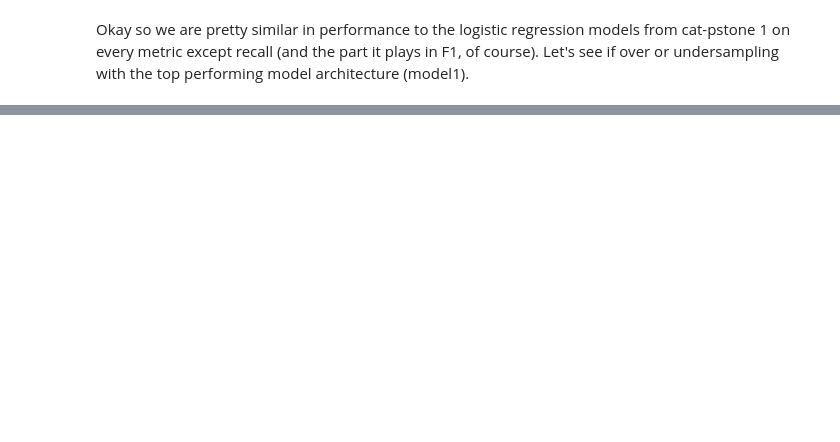
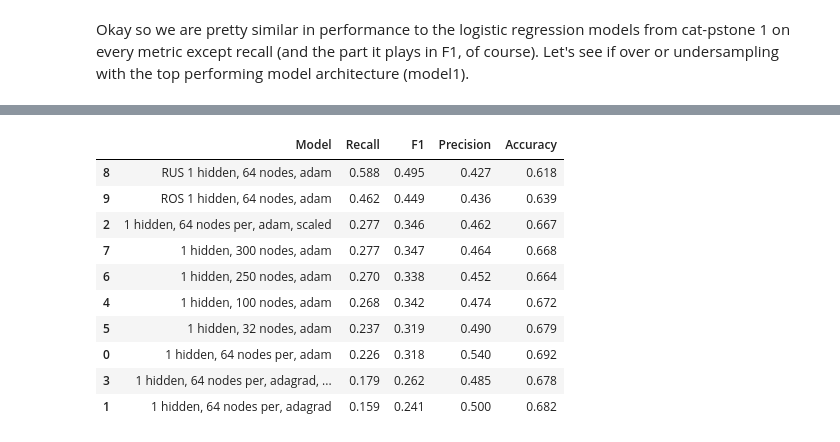
Before and after one commit to GwenToves/Cat-pstone-2, a Jupyter notebook: Notebooks/new_preprocessing_modeling.ipynb, the cells around one changed output, grey strips where cells are left out. Saved outputs shown, nothing was run; the diff lists cells and outputs as text; code cells hidden in the pictures; blank space fills up the shorter version.

```diff
--- a/Notebooks/new_preprocessing_modeling.ipynb
+++ b/Notebooks/new_preprocessing_modeling.ipynb
@@ -556,0 +628,14 @@ Okay so we are pretty similar in performance to the logistic regression models f
+# %%
+master_scores.sort_values('Recall', ascending=False)
+# %% [output]
+|  | Model | Recall | F1 | Precision | Accuracy |
+| 8 | RUS 1 hidden, 64 nodes, adam | 0.588 | 0.495 | 0.427 | 0.618 |
+| 9 | ROS 1 hidden, 64 nodes, adam | 0.462 | 0.449 | 0.436 | 0.639 |
+| 2 | 1 hidden, 64 nodes per, adam, scaled | 0.277 | 0.346 | 0.462 | 0.667 |
+| 7 | 1 hidden, 300 nodes, adam | 0.277 | 0.347 | 0.464 | 0.668 |
+| 6 | 1 hidden, 250 nodes, adam | 0.270 | 0.338 | 0.452 | 0.664 |
+| 4 | 1 hidden, 100 nodes, adam | 0.268 | 0.342 | 0.474 | 0.672 |
+| 5 | 1 hidden, 32 nodes, adam | 0.237 | 0.319 | 0.490 | 0.679 |
+| 0 | 1 hidden, 64 nodes per, adam | 0.226 | 0.318 | 0.540 | 0.692 |
+| 3 | 1 hidden, 64 nodes per, adagrad, ... | 0.179 | 0.262 | 0.485 | 0.678 |
+| 1 | 1 hidden, 64 nodes per, adagrad | 0.159 | 0.241 | 0.500 | 0.682 |
```
Also changed, not shown: parts of 19 cells of this notebook.
